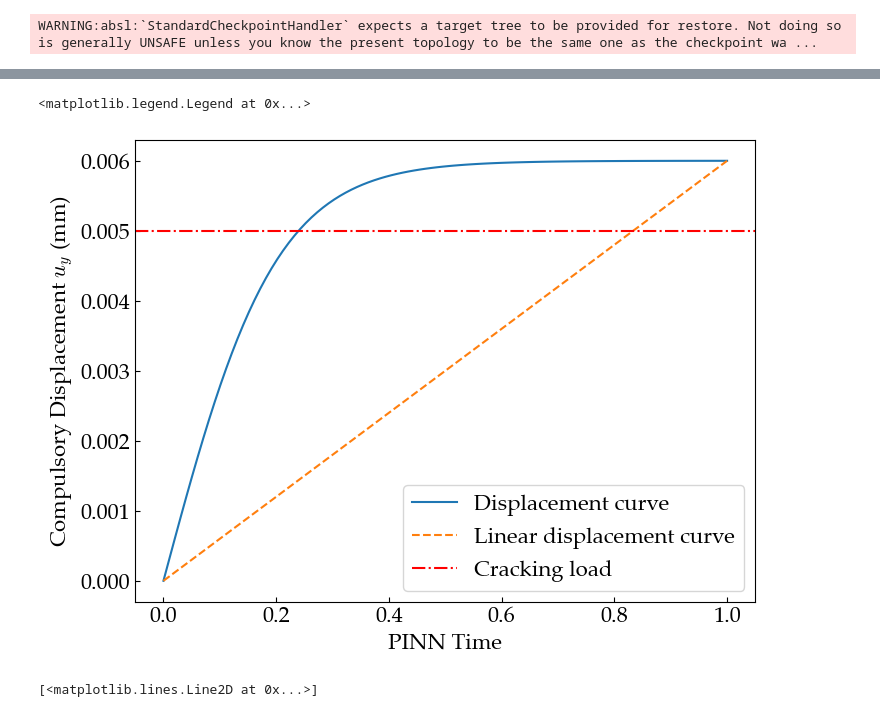
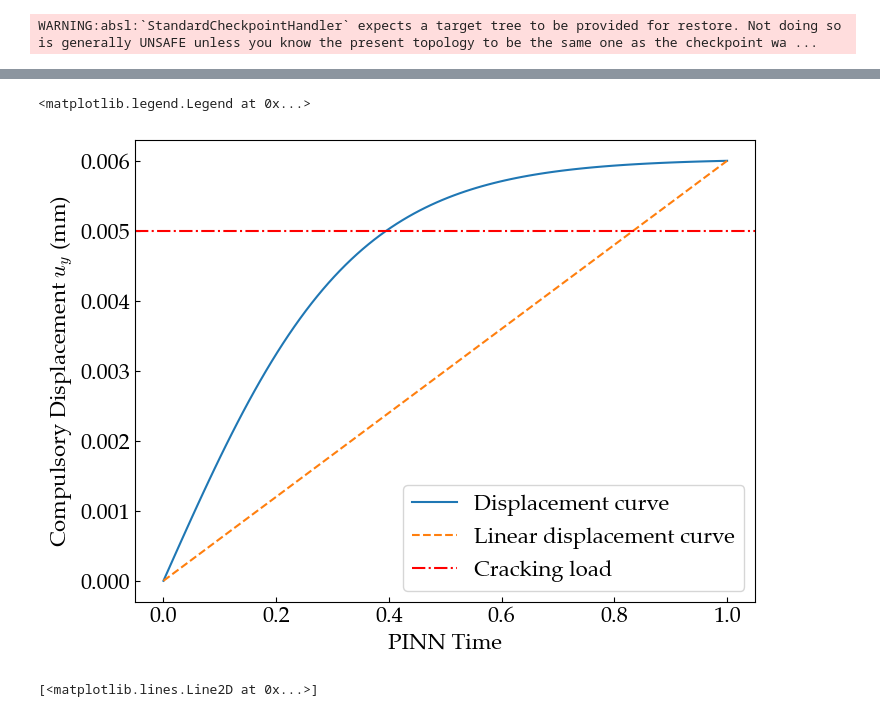
Before and after one commit to NanxiiChen/irr-pinns, a Jupyter notebook: examples/fracture/eval.ipynb, the cells around one changed output, grey strips where cells are left out. Cells and saved outputs as stored; diff of their text form; code cells hidden in the pictures.

```diff
--- a/examples/fracture/eval.ipynb
+++ b/examples/fracture/eval.ipynb
@@ -185,29 +188,29 @@ Text(0.5, 0.98, 'x=0.0, loading=0.0050')
 # %%
 %matplotlib inline
 
 t = jnp.linspace(0, 1, 100)
 # load = cfg.loading(t)
 
 
 
-def loading_fn(t, alpha=5, ):
+def loading_fn(t, alpha=3, ):
     # return cls.UR * t
     return 0.006 / jax.nn.tanh(alpha) * jax.nn.tanh(alpha* t)
     # return 0.006 / jnp.log(alpha+1) * jnp.log(alpha*t+1)
     # return jnp.where(t<0.1, 0.005 / 0.1*t, (0.006-0.005) / 0.9*(t - 0.1) + 0.005)
 load = loading_fn(t)
 load_linear = t * 0.006
 cracking_load = 0.005
 
 fig, ax = plt.subplots(figsize=(8, 6))
 ax.plot(t, load, label="Displacement curve",)
 ax.plot(t, load_linear, label="Linear displacement curve", linestyle="--")
 ax.axhline(cracking_load, color="red", linestyle="-.", label="Cracking load")
 ax.set(xlabel="PINN Time", ylabel="Compulsory Displacement $u_y$ (mm)")
 ax.legend()
 # %% [output]
 <matplotlib.legend.Legend at 0x...>
-[figure, old version]
+[figure, new version]
 # %%
 %matplotlib inline
 x = jnp.linspace(0, 10, 1000)
```
Also changed, not shown: parts of 4 cells of this notebook, 10 other files.
